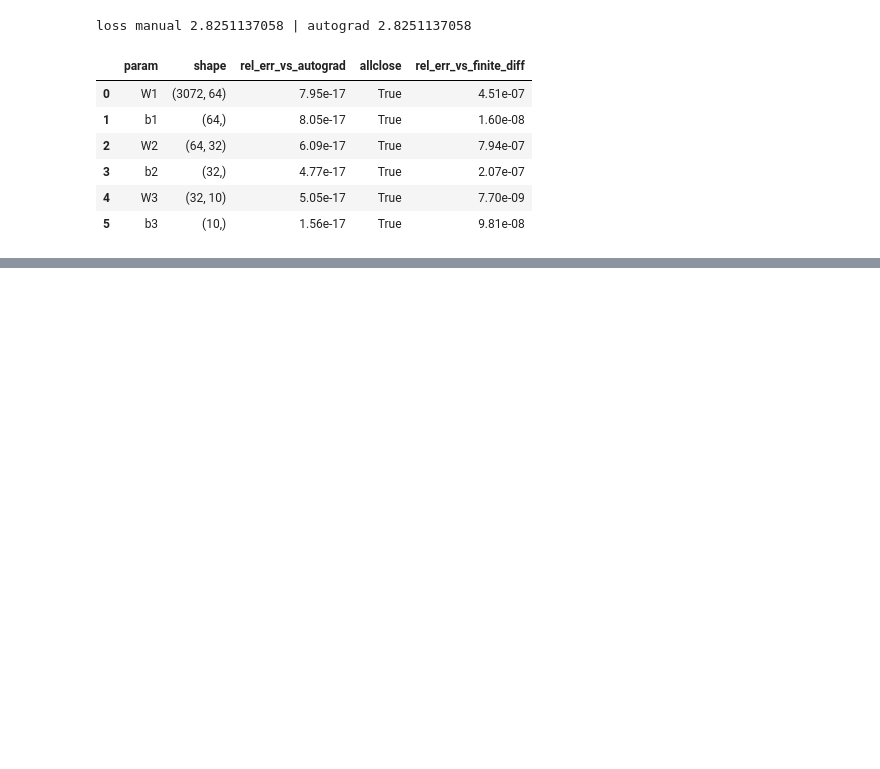
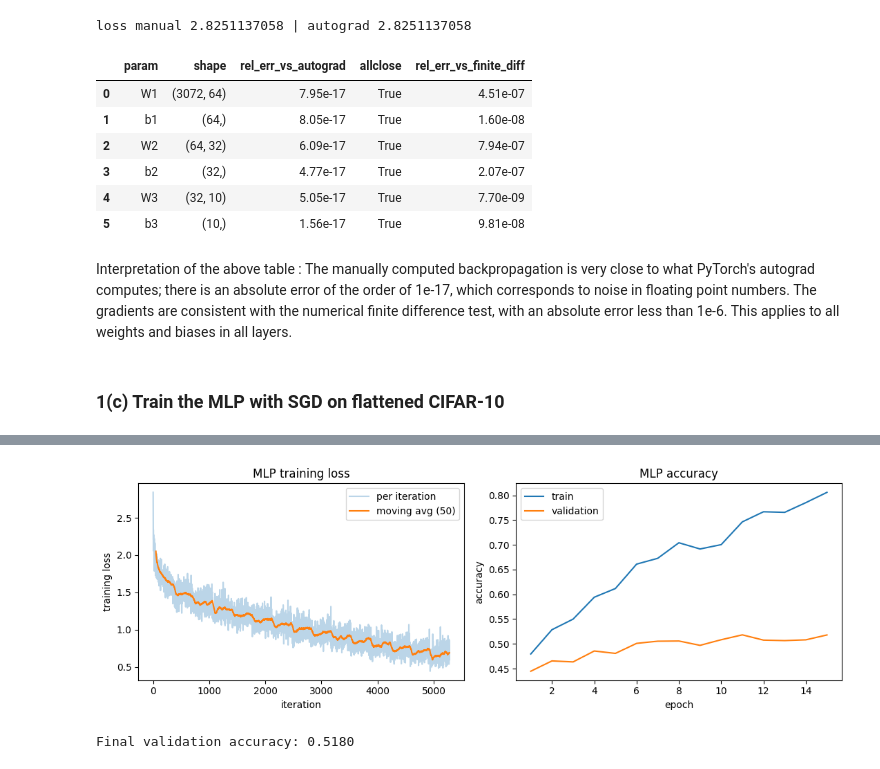
Before and after one commit to jayasinghesasmitha/EN4554-Deep-Learning-For-Vision, a Jupyter notebook: 220261V_a02.ipynb, the cells around one changed output, grey strips where cells are left out. Saved outputs shown, nothing was run; the diff lists cells and outputs as text; code cells hidden in the pictures; blank space fills up the shorter version.

Commit message:
Added interpretation to 1.b result table and train MLP with manual SGD, loss and val accuracy plots.

```diff
--- a/220261V_a02.ipynb
+++ b/220261V_a02.ipynb
@@ -285,3 +285,29 @@ loss manual 2.8251137058 | autograd 2.8251137058
 | 3 | b2 | (32,) | 4.77e-17 | True | 2.07e-07 |
 | 4 | W3 | (32, 10) | 5.05e-17 | True | 7.70e-09 |
 | 5 | b3 | (10,) | 1.56e-17 | True | 9.81e-08 |
+# %% [markdown]
+Interpretation of the above table : The manually computed backpropagation is very close to what PyTorch's autograd computes; there is an absolute error of the order of 1e-17, which corresponds to noise in floating point numbers. The gradients are consistent with the numerical finite difference test, with an absolute error less than 1e-6. This applies to all weights and biases in all layers.
+# %% [markdown]
+### 1(c) Train the MLP with SGD on flattened CIFAR-10
+# %%
+set_seed()
+net = MLP([3072, 512, 256, 10])
+Xf, Xvf = Xtr.flatten(1), Xva.flatten(1)
+epochs, lr, bs = E(15), 0.02, 128
+it_loss, val_acc, tr_acc = [], [], []
+for ep in range(epochs):
+    for xb, yb in batches(Xf, ytr, bs):
+        l = net.loss(xb, yb); net.backward(); net.sgd_step(lr)
+        it_loss.append(l.item())
+    val_acc.append(net.accuracy(Xvf, yva)); tr_acc.append(net.accuracy(Xf[:5000], ytr[:5000]))
+    print(f'epoch {ep+1:2d} | loss {np.mean(it_loss[-350:]):.4f} | train acc {tr_acc[-1]:.4f} | val acc {val_acc[-1]:.4f}')
+
+k = 50; smooth = np.convolve(it_loss, np.ones(k) / k, mode='valid')
+fig, ax = plt.subplots(1, 2, figsize=(11, 3.8))
+ax[0].plot(it_loss, alpha=0.3, label='per iteration'); ax[0].plot(np.arange(k - 1, len(it_loss)), smooth, label=f'moving avg ({k})')
+ax[0].set_xlabel('iteration'); ax[0].set_ylabel('training loss'); ax[0].set_title('MLP training loss'); ax[0].legend()
+ax[1].plot(range(1, epochs + 1), tr_acc, label='train'); ax[1].plot(range(1, epochs + 1), val_acc, label='validation')
+ax[1].set_xlabel('epoch'); ax[1].set_ylabel('accuracy'); ax[1].set_title('MLP accuracy'); ax[1].legend()
+plt.tight_layout(); plt.show()
+print(f'Final validation accuracy: {val_acc[-1]:.4f}')
+# %% [output]
@@ -287,0 +329,2 @@ loss manual 2.8251137058 | autograd 2.8251137058
+[figure, added]
+Final validation accuracy: 0.5180
```
Also changed, not shown: parts of 1 cell of this notebook.
